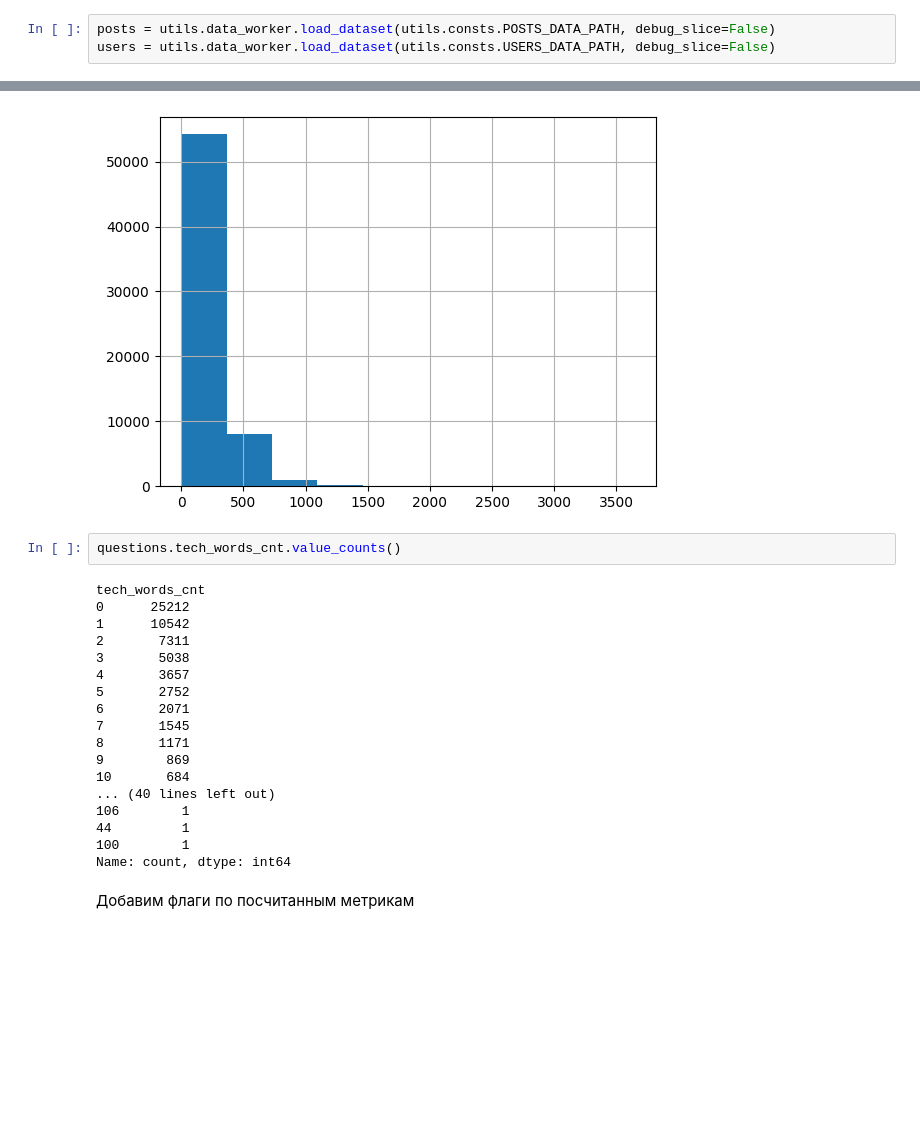
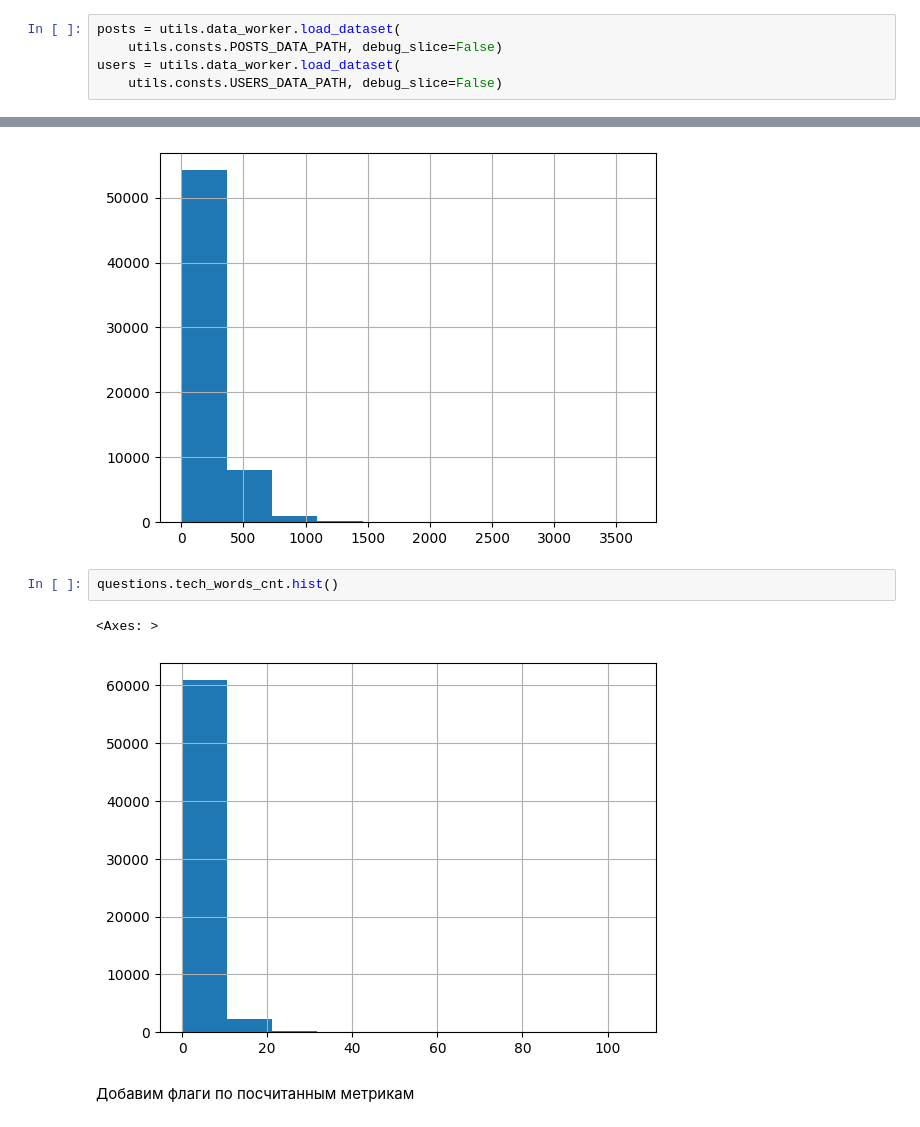
Before and after one commit to setday/hse_sna_p2024, a Jupyter notebook: complexity_hunters/questions_complexity_evaluation.ipynb, the cells around one changed output, grey strips where cells are left out. Drawn from its saved outputs; the diff is of its cells as text; blank space fills up the shorter version.

```diff
--- a/complexity_hunters/questions_complexity_evaluation.ipynb
+++ b/complexity_hunters/questions_complexity_evaluation.ipynb
@@ -14,8 +12,10 @@ OwnerUserId поста это Id юзера <br>
 PostTypeId 1 или 2 - 1 это вопрос, 2 это ответ <br>
 ParentId ответа это Id вопроса
 # %%
-posts = utils.data_worker.load_dataset(utils.consts.POSTS_DATA_PATH, debug_slice=False)
-users = utils.data_worker.load_dataset(utils.consts.USERS_DATA_PATH, debug_slice=False)
+posts = utils.data_worker.load_dataset(
+    utils.consts.POSTS_DATA_PATH, debug_slice=False)
+users = utils.data_worker.load_dataset(
+    utils.consts.USERS_DATA_PATH, debug_slice=False)
 # %% [output]
 INFO: Loading dataset ../data/Posts.xml...
 INFO: Loading dataset ../data/Users.xml...
@@ -115,25 +116,10 @@ questions.words_cnt.hist()
 <Axes: >
 [figure]
 # %%
-questions.tech_words_cnt.value_counts()
+questions.tech_words_cnt.hist()
 # %% [output]
-tech_words_cnt
-0      25212
-1      10542
-2       7311
-3       5038
-4       3657
-5       2752
-6       2071
-7       1545
-8       1171
-9        869
-10       684
-... (40 lines left out)
-106        1
-44         1
-100        1
-Name: count, dtype: int64
+<Axes: >
+[figure, added]
 # %% [markdown]
 Добавим флаги по посчитанным метрикам
 # %%
```
Also changed, not shown: parts of 9 cells of this notebook, 3 other files.
